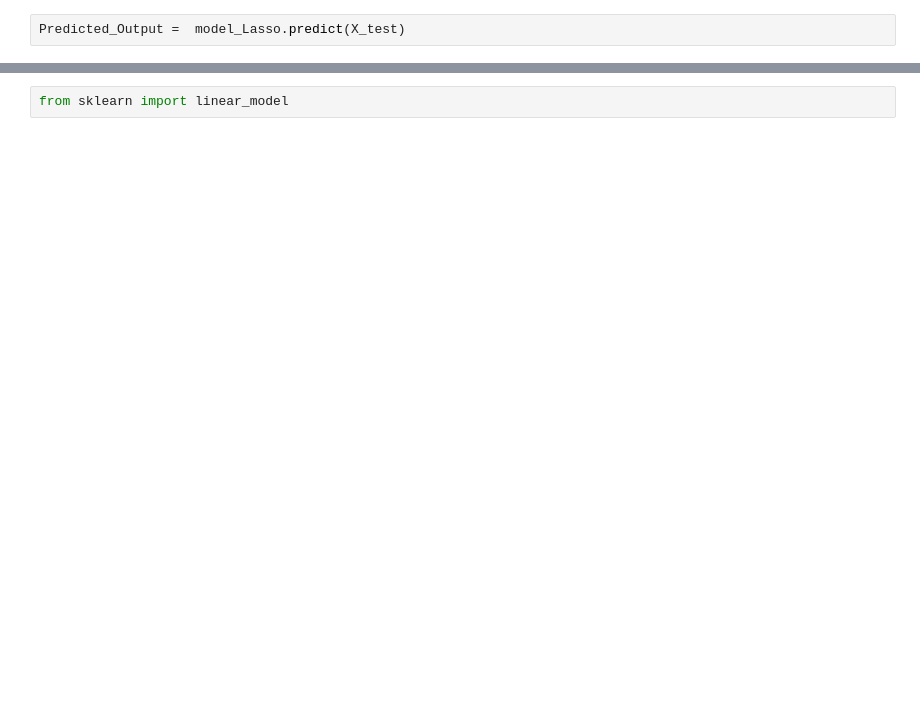
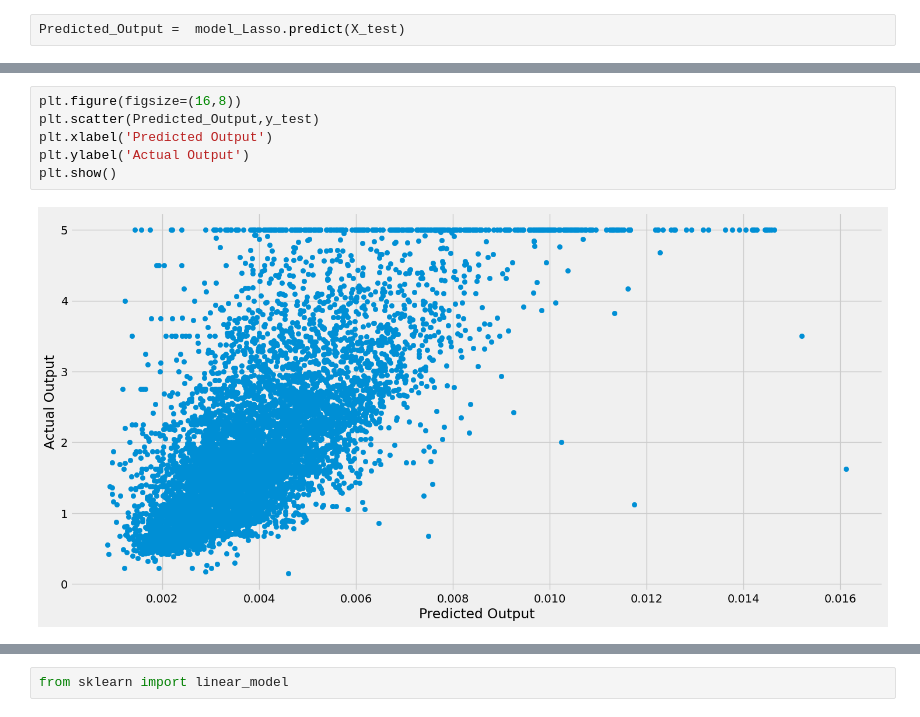
Before and after one commit to CodeXFadil/ML-From-Scratch, a Jupyter notebook: Regression/Regression_main.ipynb, the cells around one changed output, grey strips where cells are left out. Drawn from its saved outputs; the diff is of its cells as text; blank space fills up the shorter version.

```diff
--- a/Regression/Regression_main.ipynb
+++ b/Regression/Regression_main.ipynb
@@ -130 +99,9 @@ df_final.describe()
+# %%
+plt.figure(figsize=(16,8))
+plt.scatter(Predicted_Output,y_test)
+plt.xlabel('Predicted Output')
+plt.ylabel('Actual Output')
+plt.show()
+# %% [output]
+[figure, added]
 # %% [markdown]
```
Also changed, not shown: parts of 18 cells of this notebook, 1 other file.
